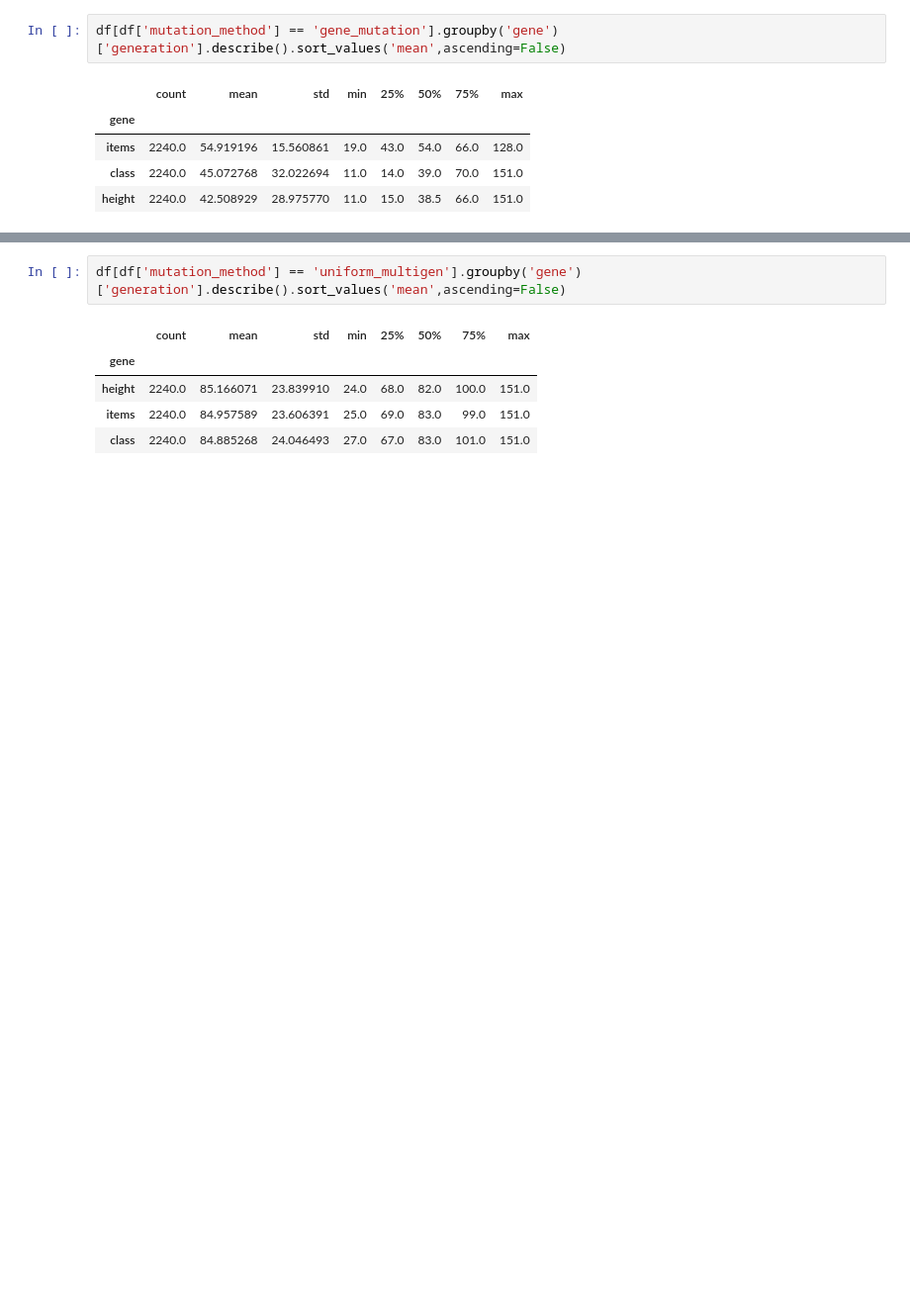
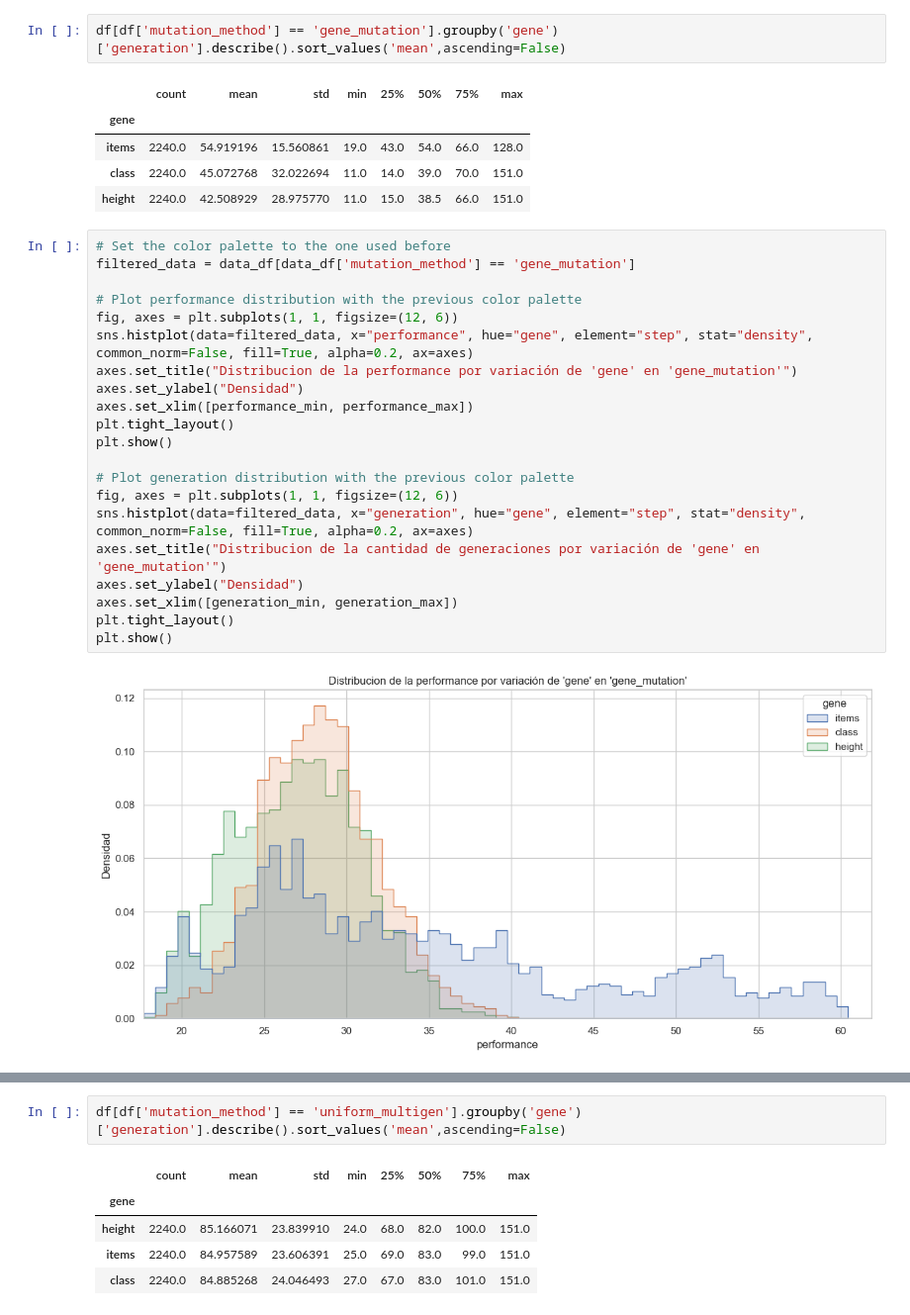
Before and after one commit to Ian-Arnott/TPs-SIA, a Jupyter notebook: Tp2/data_analysis.ipynb, the cells around one changed output, grey strips where cells are left out. Shown at 99% size. Cells and saved outputs as stored; diff of their text form; blank space fills up the shorter version.

```diff
--- a/Tp2/data_analysis.ipynb
+++ b/Tp2/data_analysis.ipynb
@@ -221,3 +259,26 @@ df[df['mutation_method'] == 'gene_mutation'].groupby('gene')['generation'].descr
 | items | 2240.0 | 54.919196 | 15.560861 | 19.0 | 43.0 | 54.0 | 66.0 | 128.0 |
 | class | 2240.0 | 45.072768 | 32.022694 | 11.0 | 14.0 | 39.0 | 70.0 | 151.0 |
 | height | 2240.0 | 42.508929 | 28.975770 | 11.0 | 15.0 | 38.5 | 66.0 | 151.0 |
+# %%
+# Set the color palette to the one used before
+filtered_data = data_df[data_df['mutation_method'] == 'gene_mutation']
+
+# Plot performance distribution with the previous color palette
+fig, axes = plt.subplots(1, 1, figsize=(12, 6))
+sns.histplot(data=filtered_data, x="performance", hue="gene", element="step", stat="density", common_norm=False, fill=True, alpha=0.2, ax=axes)
+axes.set_title("Distribucion de la performance por variación de 'gene' en 'gene_mutation'")
+axes.set_ylabel("Densidad")
+axes.set_xlim([performance_min, performance_max])
+plt.tight_layout()
+plt.show()
+
+# Plot generation distribution with the previous color palette
+fig, axes = plt.subplots(1, 1, figsize=(12, 6))
+sns.histplot(data=filtered_data, x="generation", hue="gene", element="step", stat="density", common_norm=False, fill=True, alpha=0.2, ax=axes)
+axes.set_title("Distribucion de la cantidad de generaciones por variación de 'gene' en 'gene_mutation'")
+axes.set_ylabel("Densidad")
+axes.set_xlim([generation_min, generation_max])
+plt.tight_layout()
+plt.show()
+# %% [output]
+[figure, added]
```
Also changed, not shown: parts of 5 cells of this notebook.
